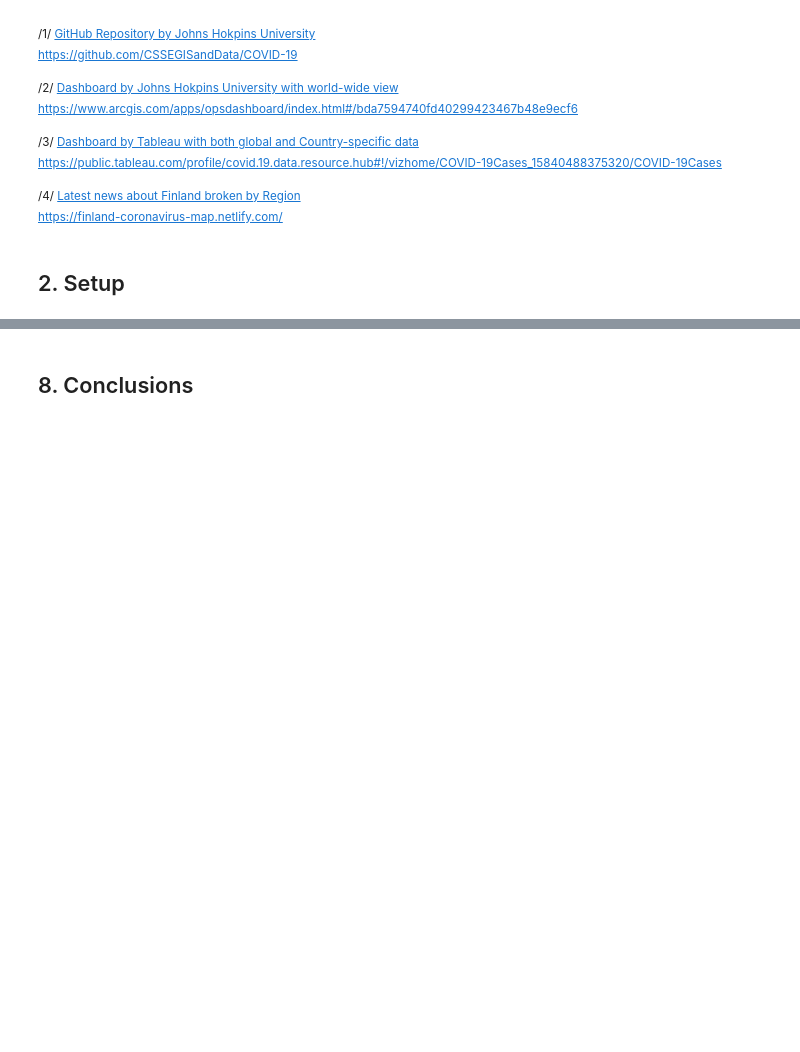
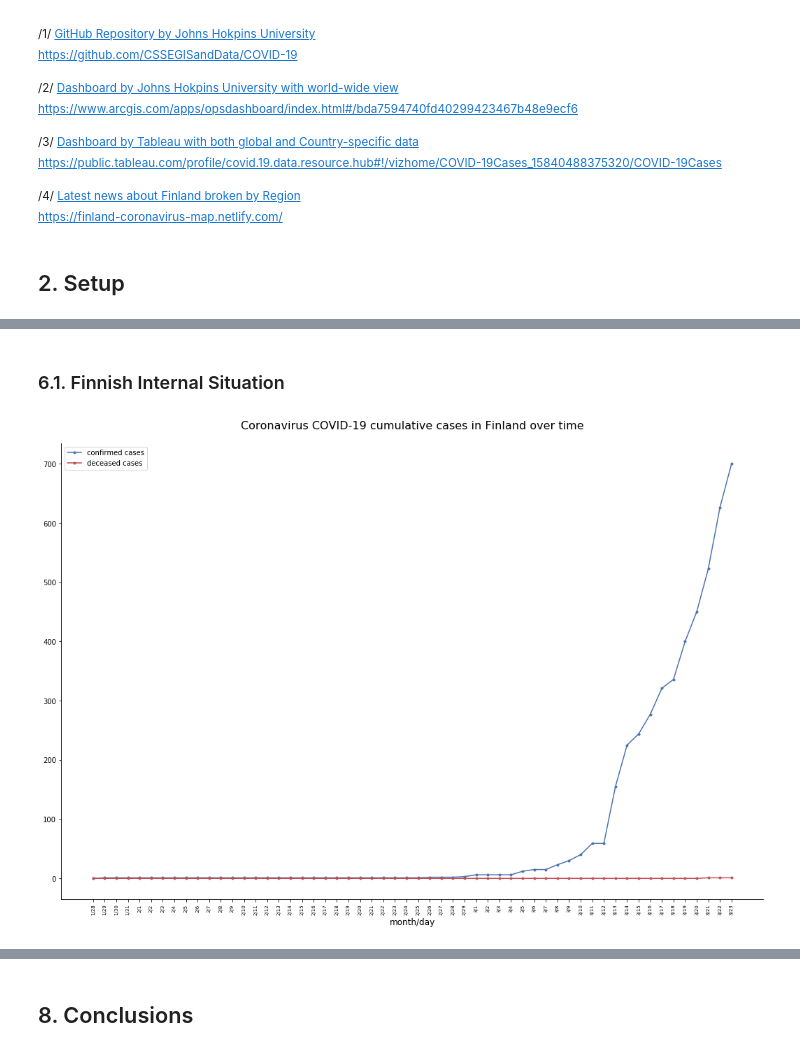
Before and after one commit to BerniHacker/Coronavirus, a Jupyter notebook: Coronavirus_Finland.ipynb, the cells around one changed output, grey strips where cells are left out. Drawn from its saved outputs; the diff is of its cells as text; code cells hidden in the pictures; blank space fills up the shorter version.

Commit message:
pipeline repaired after JHU changes to source data

```diff
--- a/Coronavirus_Finland.ipynb
+++ b/Coronavirus_Finland.ipynb
@@ -66,0 +734,19 @@ pd.set_option('display.max_columns', None)
+# %%
+# Creating a list of dates
+
+# Extracting only the columns containing the virus cases data for each day
+world_conf_data = world_confirmed.iloc[:,4:]
+# Extracting the column values (dates) and putting them in a list
+days_all = world_conf_data.columns.values.tolist()
+
+# Initializing an empty list
+days_tot = []
+# Looping through the number of days
+for i in list(range(len(days_all))):
+    # Extracting day and month and taking just the string value
+    new_element=re.findall("[0-9]+[/][0-9]+", days_all[i])[0]
+    # Adding the result to the list
+    days_tot.append(new_element)
+
+print("List of days for the plots:\n")
+days_tot
@@ -66,0 +833,12 @@ pd.set_option('display.max_columns', None)
+# %%
+# Calling the function extract_country to extract data related to Finland
+# (skipping the first 6 days since they contain no confirmed cases)
+Finland_6 = extract_country("Finland", "Not applicable", 6)
+# Extracting the confirmed cases
+finland_conf_6 = Finland_6[0]
+# Extracting the decased cases
+finland_deceas_6 = Finland_6[1]
+
+# Creating a list of days to use for Finnish charts
+# (skipping the first 6 days)
+days_fin = days_tot[6:]
@@ -66,0 +1214,16 @@ pd.set_option('display.max_columns', None)
+# %% [markdown]
+### 6.1. Finnish Internal Situation <a name="6.1."></a>
+# %%
+# Plotting daily cumulative cases in Finland
+cust_line_plot((days_fin, finland_conf_6, ".", '-', 0, "confirmed cases"),
+               (days_fin, finland_deceas_6, ".", '-', 3, "deceased cases"),
+               figsize_w=18, figsize_h=12,
+               title="Coronavirus COVID-19 cumulative cases in Finland over time",
+               title_fs=16, title_offset=20,
+               rem_borders=True,
+               x_label="month/day", xlabel_fs=12,
+               xvalues_fs=7,rot=90,
+               y_label=None, ylabel_fs=12,
+               legend=True)
+# %% [output]
+[figure, added]
```
Also changed, not shown: parts of 122 cells of this notebook, 2 other files.
